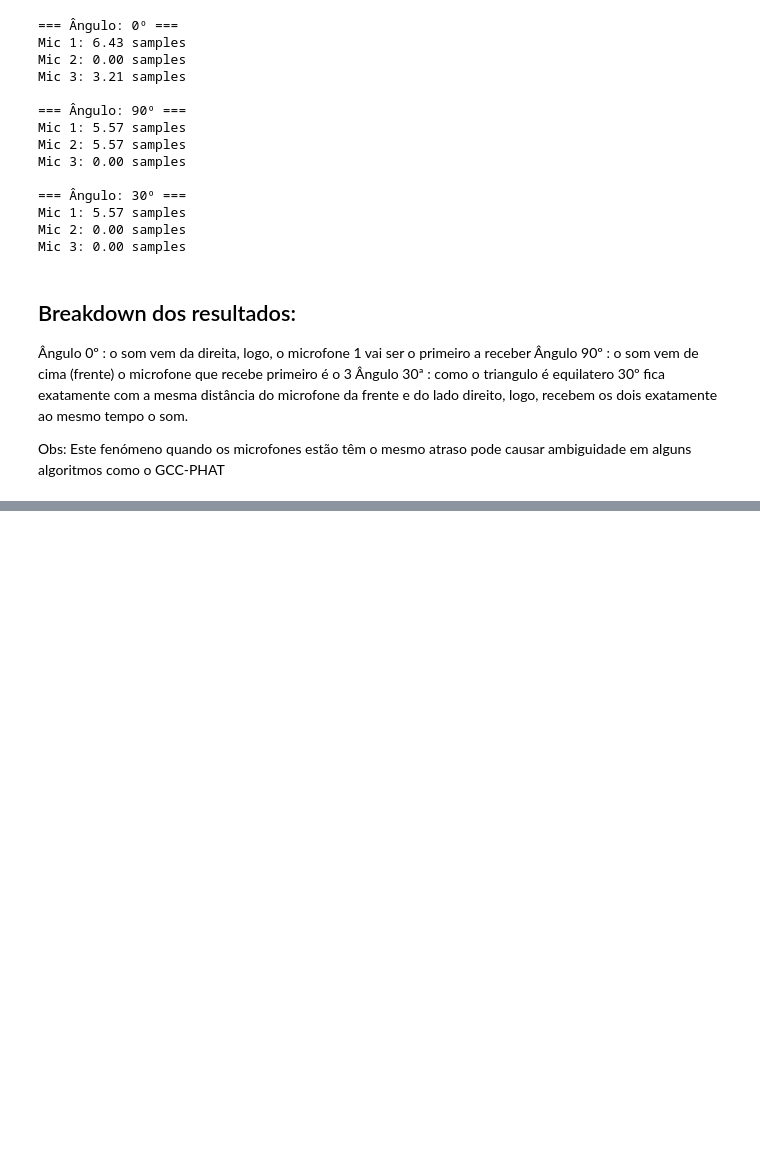
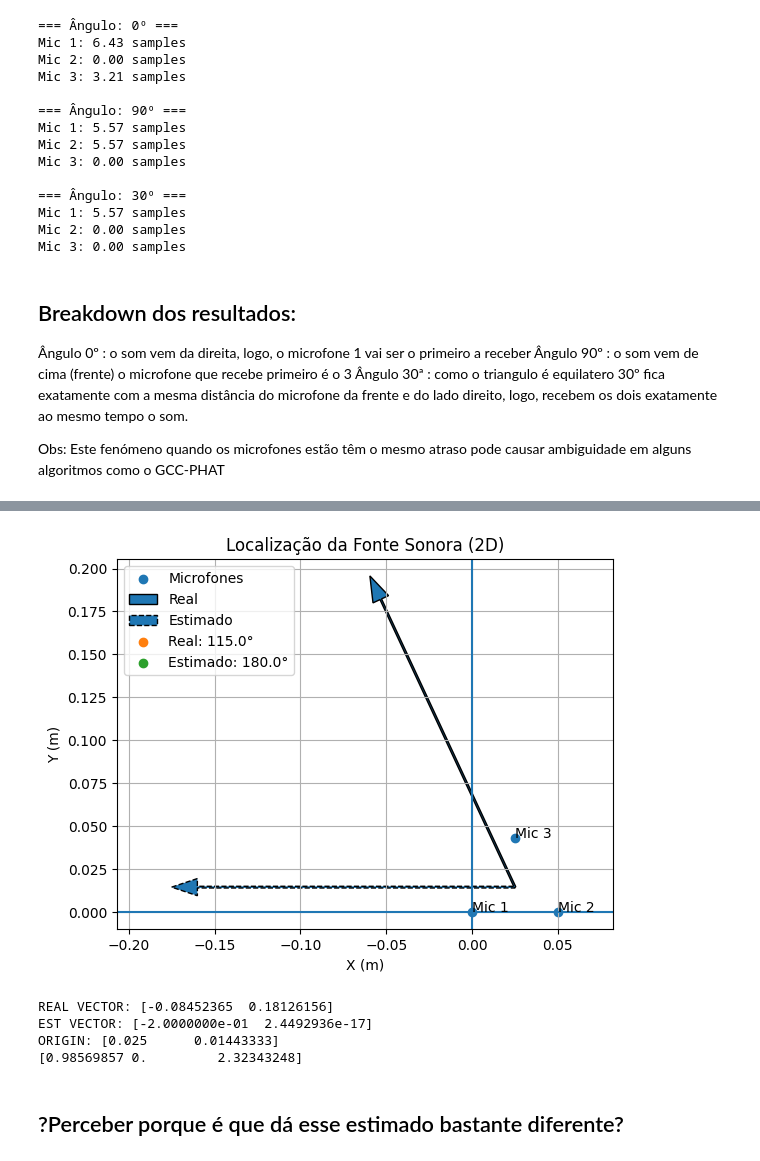
Before and after one commit to davidsoares37/Project_SoniqDirection, a Jupyter notebook: Simulador3Mic.ipynb, the cells around one changed output, grey strips where cells are left out. Saved outputs shown, nothing was run; the diff lists cells and outputs as text; code cells hidden in the pictures; blank space fills up the shorter version.

```diff
--- a/Simulador3Mic.ipynb
+++ b/Simulador3Mic.ipynb
@@ -131,0 +377,67 @@ Obs: Este fenómeno quando os microfones estão têm o mesmo atraso pode causar
+# %%
+import matplotlib.pyplot as plt
+import numpy as np
+
+def plot_localization(mic_positions, real_angle, estimated_angle):
+    plt.figure()
+
+    # centro do array (origem)
+    origin = np.mean(mic_positions, axis=0)
+
+    # desenhar microfones
+    plt.scatter(mic_positions[:,0], mic_positions[:,1], label="Microfones")
+
+    for i, pos in enumerate(mic_positions):
+        plt.text(pos[0], pos[1], f"Mic {i+1}")
+
+    # função para converter ângulo → vetor
+    def angle_to_vector(theta_deg, length=0.2):
+        theta = np.deg2rad(theta_deg)
+        return np.array([np.cos(theta), np.sin(theta)]) * length
+
+    # vetor real
+    real_vec = angle_to_vector(real_angle)
+
+    # vetor estimado
+    est_vec = angle_to_vector(estimated_angle)
+
+    # desenhar setas
+    plt.arrow(origin[0], origin[1], real_vec[0], real_vec[1],
+              head_width=0.01, length_includes_head=True, label="Real")
+
+    plt.arrow(origin[0], origin[1], est_vec[0], est_vec[1],
+              head_width=0.01, linestyle='--', length_includes_head=True, label="Estimado")
+
+    # decoração
+    plt.axhline(0)
+    plt.axvline(0)
+    plt.grid()
+    plt.axis("equal")
+
+    plt.title("Localização da Fonte Sonora (2D)")
+    plt.xlabel("X (m)")
+    plt.ylabel("Y (m)")
+
+    # legenda manual (porque arrows não aparecem automaticamente)
+    plt.scatter([], [], label=f"Real: {real_angle:.1f}°")
+    plt.scatter([], [], label=f"Estimado: {estimated_angle:.1f}°")
+
+    plt.legend()
+    plt.show()
+
+    print("REAL VECTOR:", real_vec)
+    print("EST VECTOR:", est_vec)
+    print("ORIGIN:", origin)
+    print(delays_samples)
+
+angle_est, _, _ = estimate_angle(signals, fs, mic_positions)
+
+plot_localization(mic_positions, theta_deg, angle_est)
+# %% [output]
+[figure, added]
+REAL VECTOR: [-0.08452365  0.18126156]
+EST VECTOR: [-2.0000000e-01  2.4492936e-17]
+ORIGIN: [0.025      0.01443333]
+[0.98569857 0.         2.32343248]
+# %% [markdown]
+## ?Perceber porque é que dá esse estimado bastante diferente?
```
Also changed, not shown: parts of 13 cells of this notebook, 4 other files.
